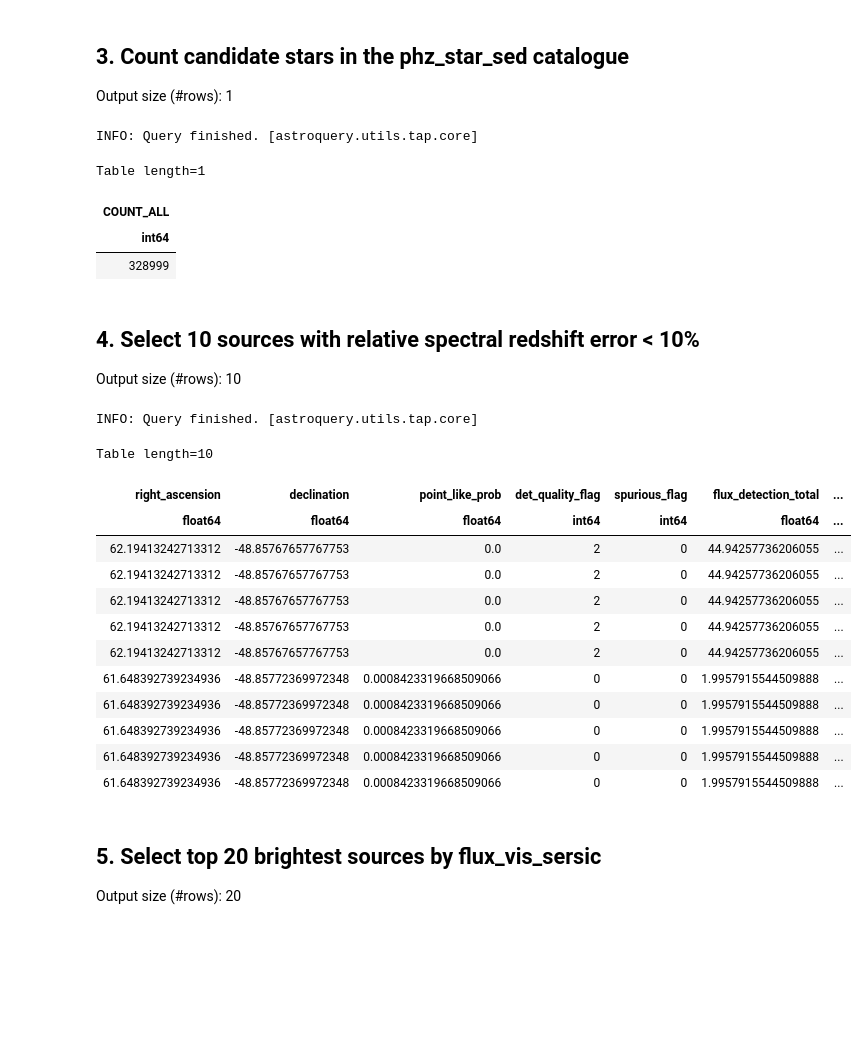
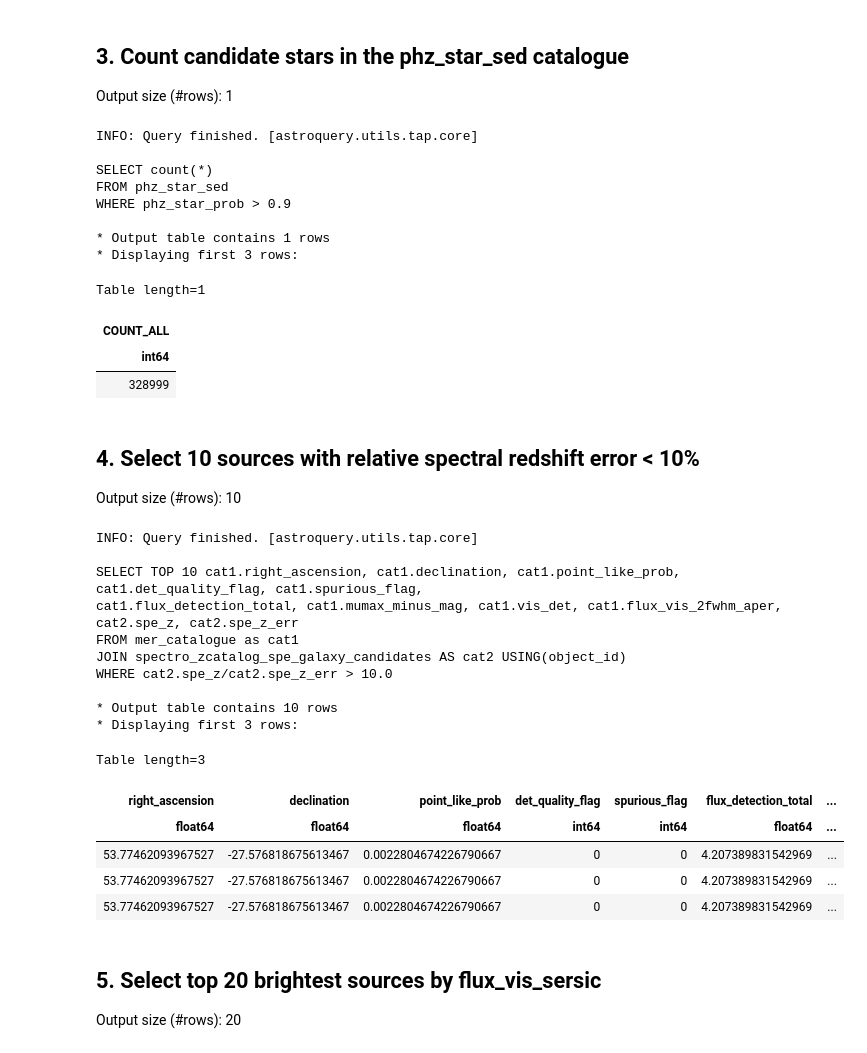
Before and after one commit to ESA-Datalabs/Euclid-Q1, a Jupyter notebook: Notebooks/ADQL_examples.ipynb, the cells around one changed output. Drawn from its saved outputs; the diff is of its cells as text; code cells hidden in the pictures; blank space fills up the shorter version.

```diff
--- a/Notebooks/ADQL_examples.ipynb
+++ b/Notebooks/ADQL_examples.ipynb
@@ -41,6 +41,18 @@ import matplotlib.pyplot as plt
 from astropy.table import Table
 from astropy.io import fits
 import os
+# %%
+def print_query(query):
+    ""
+    "Convenient method to display ADQL query and print the size - in rows - of the table retrieved from the Archive"
+    ""
+    print()
+    print(query)
+    print()
+    print(f'* Output table contains {len(res):,} rows')
+    print(f'* Displaying first 3 rows: ')
+    print()
+    return
 # %%
 # making a folder for the output files
 output_folder= '/media/user/example_notebook_outputs/'
@@ -115,9 +148,17 @@ WHERE phz_star_prob > {threshold}"""
 
 job = Euclid.launch_job_async(query)
 res = job.get_results()
+print_query(query)
 res
 # %% [output]
 INFO: Query finished. [astroquery.utils.tap.core]
+
+SELECT count(*)
+FROM phz_star_sed
+WHERE phz_star_prob > 0.9
+
+* Output table contains 1 rows
+* Displaying first 3 rows:
 Table length=1
 | COUNT_ALL |
 | int64 |
@@ -129,30 +170,33 @@ Output size (#rows): 10
 # %%
 threshold = 10.0 # Redshift signal to noise - it can be updated as needed
 
 query = f"""SELECT TOP 10 cat1.right_ascension, cat1.declination, cat1.point_like_prob, cat1.det_quality_flag, cat1.spurious_flag,
 cat1.flux_detection_total, cat1.mumax_minus_mag, cat1.vis_det, cat1.flux_vis_2fwhm_aper, cat2.spe_z, cat2.spe_z_err
 FROM mer_catalogue as cat1
 JOIN spectro_zcatalog_spe_galaxy_candidates AS cat2 USING(object_id)
 WHERE cat2.spe_z/cat2.spe_z_err > {threshold}"""
 
 job = Euclid.launch_job_async(query)
 res = job.get_results()
-res
+print_query(query)
+res[0:3]
 # %% [output]
 INFO: Query finished. [astroquery.utils.tap.core]
+
+SELECT TOP 10 cat1.right_ascension, cat1.declination, cat1.point_like_prob, cat1.det_quality_flag, cat1.spurious_flag,
+cat1.flux_detection_total, cat1.mumax_minus_mag, cat1.vis_det, cat1.flux_vis_2fwhm_aper, cat2.spe_z, cat2.spe_z_err
+FROM mer_catalogue as cat1
+JOIN spectro_zcatalog_spe_galaxy_candidates AS cat2 USING(object_id)
+WHERE cat2.spe_z/cat2.spe_z_err > 10.0
+
+* Output table contains 10 rows
+* Displaying first 3 rows:
-Table length=10
+Table length=3
 | right_ascension | declination | point_like_prob | det_quality_flag | spurious_flag | flux_detection_total | ... |
 | float64 | float64 | float64 | int64 | int64 | float64 | ... |
-| 62.19413242713312 | -48.85767657767753 | 0.0 | 2 | 0 | 44.94257736206055 | ... |
-| 62.19413242713312 | -48.85767657767753 | 0.0 | 2 | 0 | 44.94257736206055 | ... |
-| 62.19413242713312 | -48.85767657767753 | 0.0 | 2 | 0 | 44.94257736206055 | ... |
-| 62.19413242713312 | -48.85767657767753 | 0.0 | 2 | 0 | 44.94257736206055 | ... |
-| 62.19413242713312 | -48.85767657767753 | 0.0 | 2 | 0 | 44.94257736206055 | ... |
-| 61.648392739234936 | -48.85772369972348 | 0.0008423319668509066 | 0 | 0 | 1.9957915544509888 | ... |
-| 61.648392739234936 | -48.85772369972348 | 0.0008423319668509066 | 0 | 0 | 1.9957915544509888 | ... |
-| 61.648392739234936 | -48.85772369972348 | 0.0008423319668509066 | 0 | 0 | 1.9957915544509888 | ... |
-| 61.648392739234936 | -48.85772369972348 | 0.0008423319668509066 | 0 | 0 | 1.9957915544509888 | ... |
-| 61.648392739234936 | -48.85772369972348 | 0.0008423319668509066 | 0 | 0 | 1.9957915544509888 | ... |
+| 53.77462093967527 | -27.576818675613467 | 0.0022804674226790667 | 0 | 0 | 4.207389831542969 | ... |
+| 53.77462093967527 | -27.576818675613467 | 0.0022804674226790667 | 0 | 0 | 4.207389831542969 | ... |
+| 53.77462093967527 | -27.576818675613467 | 0.0022804674226790667 | 0 | 0 | 4.207389831542969 | ... |
 # %% [markdown]
 ## 5. Select top 20 brightest sources by flux_vis_sersic
 
```
Also changed, not shown: parts of 10 cells of this notebook, 1 other file.
